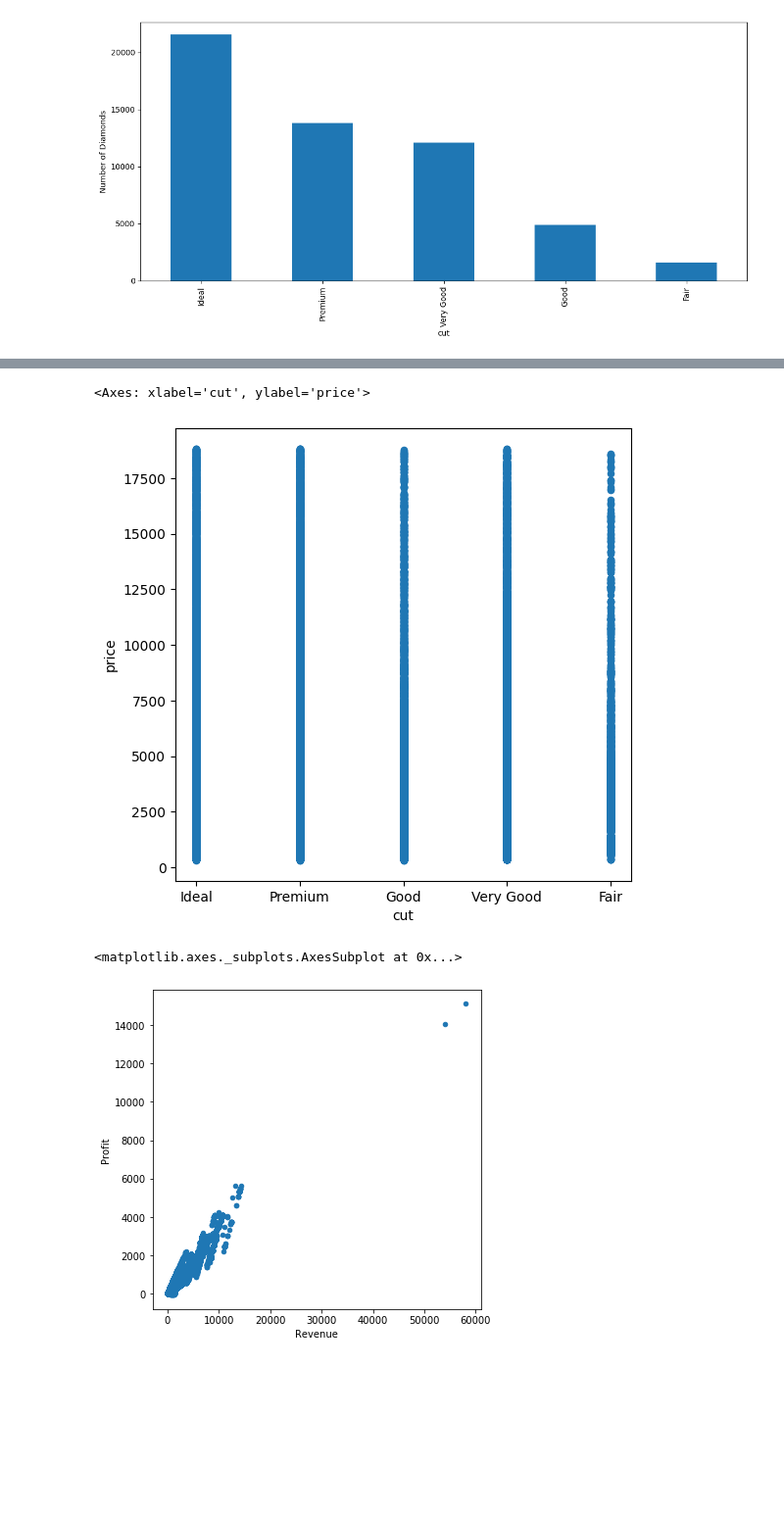
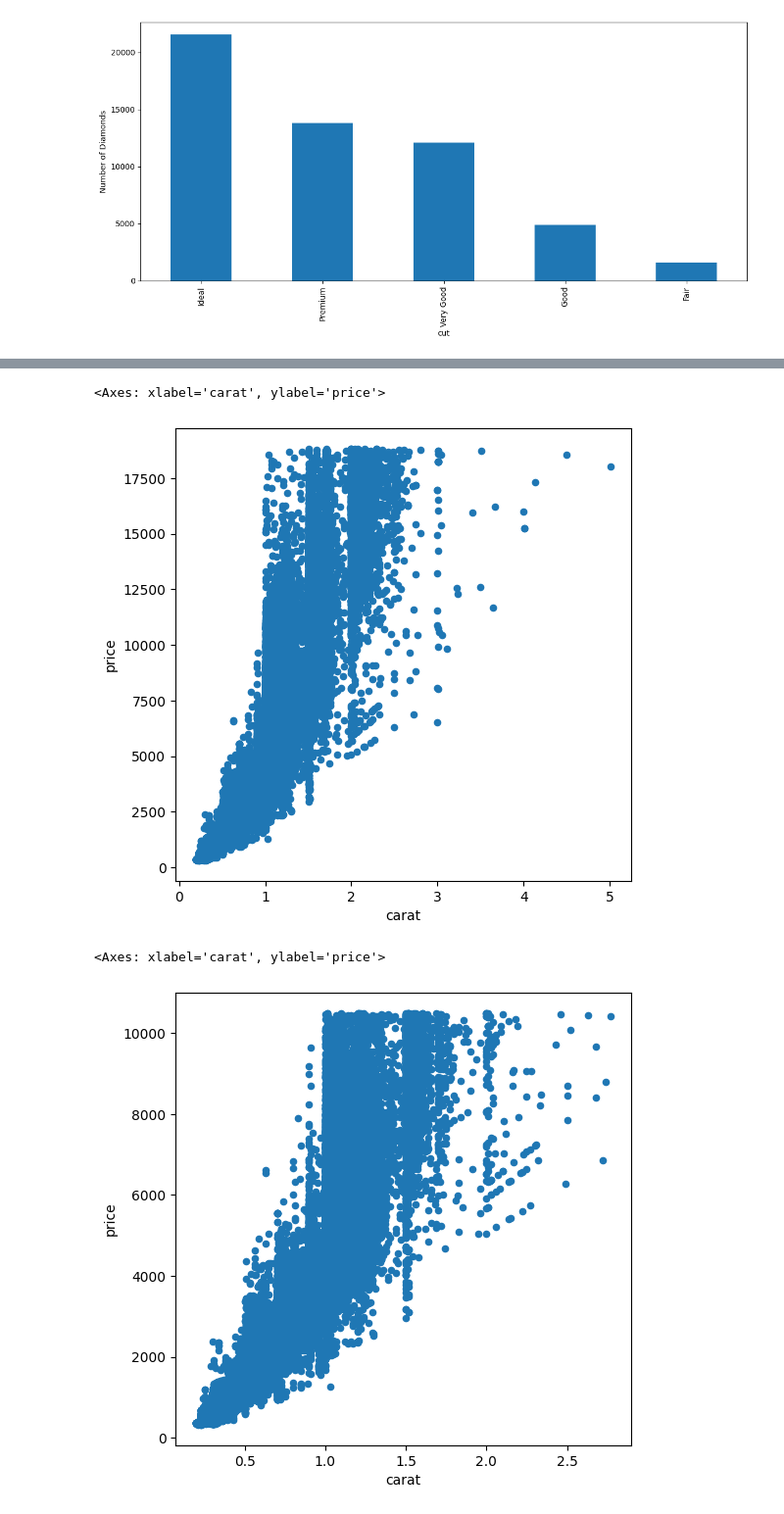
Before and after one commit to Ammar743/ML-Diamond, a Jupyter notebook: Clean_Data.ipynb, the cells around one changed output, grey strips where cells are left out. Shown at 98% size. Drawn from its saved outputs; the diff is of its cells as text; code cells hidden in the pictures; blank space fills up the shorter version.

```diff
--- a/Clean_Data.ipynb
+++ b/Clean_Data.ipynb
@@ -110,3 +102,5 @@ diamond['price'].plot(kind='box', vert=False, figsize=(14,6))
 # %% [output]
 <Axes: >
 [figure]
+# %%
+diamond = diamond[diamond['price'] <= 12500]
@@ -187,11 +173,13 @@ plt.yticks(range(len(corr.columns)), corr.columns);
 # %%
-diamond.plot(kind='scatter', x='cut', y='price', figsize=(6,6))
+diamond.plot(kind='scatter', x='carat', y='price', figsize=(6,6))
 # %% [output]
-<Axes: xlabel='cut', ylabel='price'>
+<Axes: xlabel='carat', ylabel='price'>
-[figure, old version]
+[figure, new version]
+# %%
+diamond = diamond[diamond['carat'] < 3.0]
 # %%
-sales.plot(kind='scatter', x='Revenue', y='Profit', figsize=(6,6))
+diamond.plot(kind='scatter', x='carat', y='price', figsize=(6,6))
 # %% [output]
-<matplotlib.axes._subplots.AxesSubplot at 0x...>
+<Axes: xlabel='carat', ylabel='price'>
-[figure, old version]
+[figure, new version]
 # %%
```
Also changed, not shown: parts of 45 cells of this notebook.
